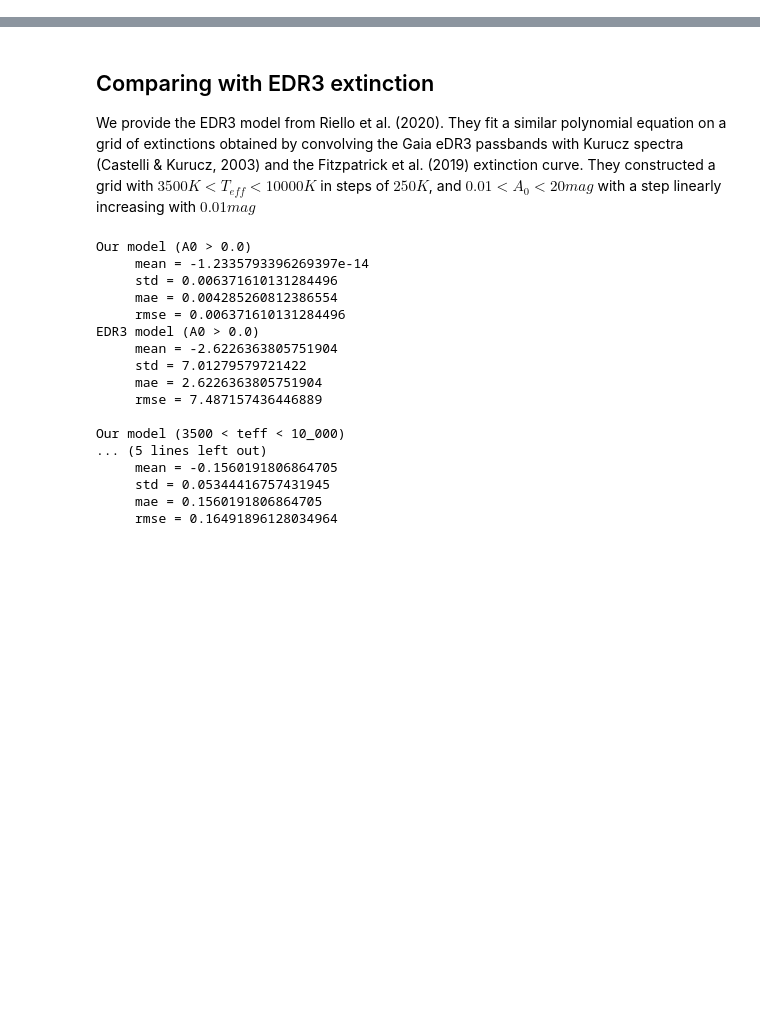
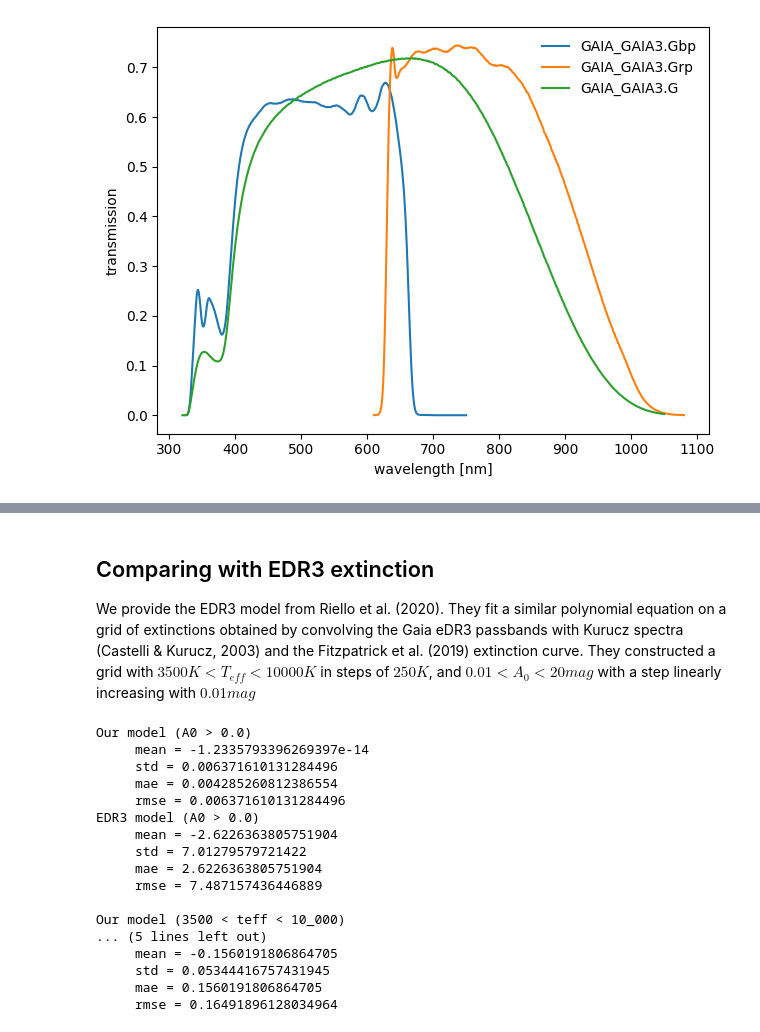
Before and after one commit to mfouesneau/dustapprox, a Jupyter notebook: examples/Examples.ipynb, the cells around one changed output, grey strips where cells are left out. Drawn from its saved outputs; the diff is of its cells as text; code cells hidden in the pictures; blank space fills up the shorter version.

```diff
--- a/examples/Examples.ipynb
+++ b/examples/Examples.ipynb
@@ -24,0 +87,20 @@ import pylab as plt
+# %%
+#| tags: [hide-input]
+#| label: fig-passbands
+#| caption: This figure shows the Gaia eDR3 passbands retrieved from the SVO service.
+import matplotlib.pyplot as plt
+
+from dustapprox.io import svo
+which_filters = ['GAIA/GAIA3.Gbp', 'GAIA/GAIA3.Grp', 'GAIA/GAIA3.G']
+passbands = svo.get_svo_passbands(which_filters)
+
+for pb in passbands:
+   plt.plot(pb.wavelength.to('nm'), pb.transmit, label=pb.name)
+
+plt.legend(loc='upper right', frameon=False)
+
+plt.xlabel('wavelength [nm]')
+plt.ylabel('transmission')
+plt.tight_layout()
+# %% [output]
+[figure, added]
```
Also changed, not shown: parts of 43 cells of this notebook.
